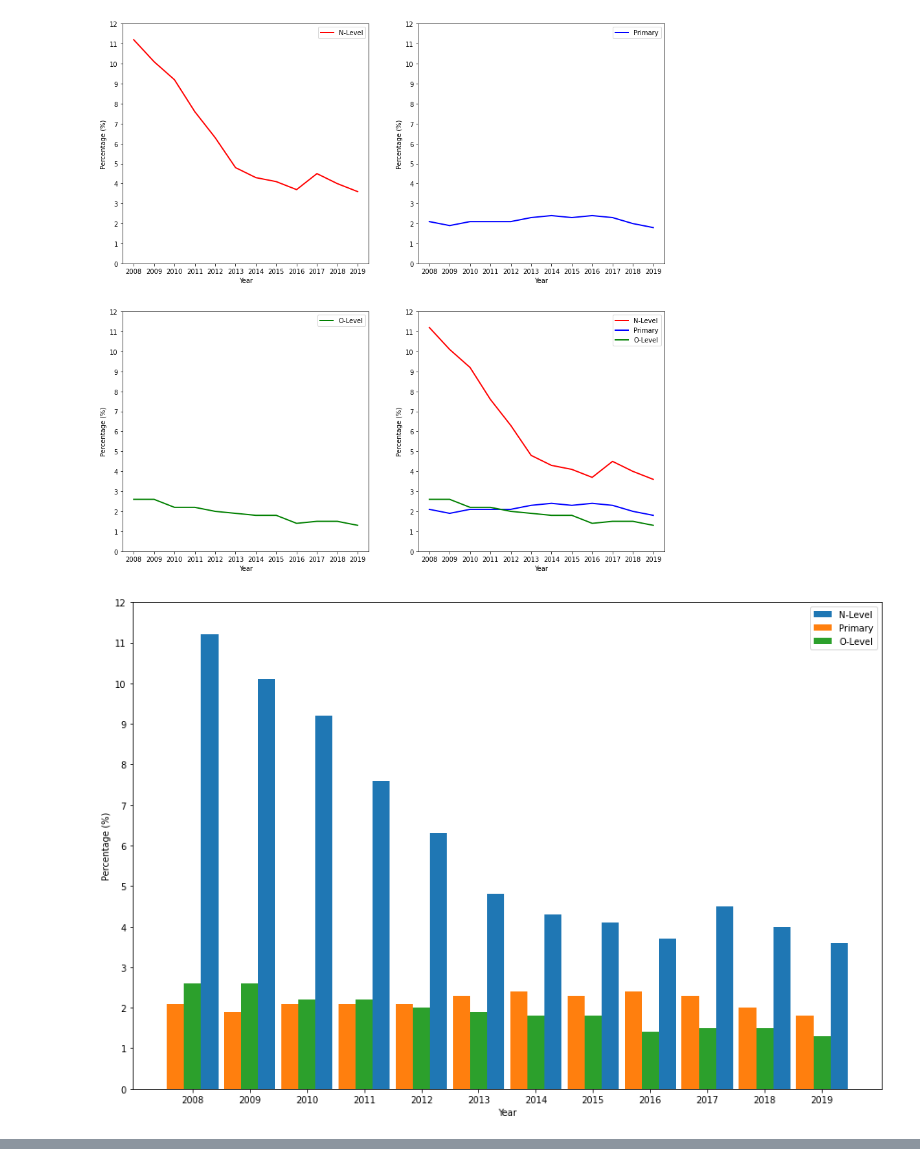
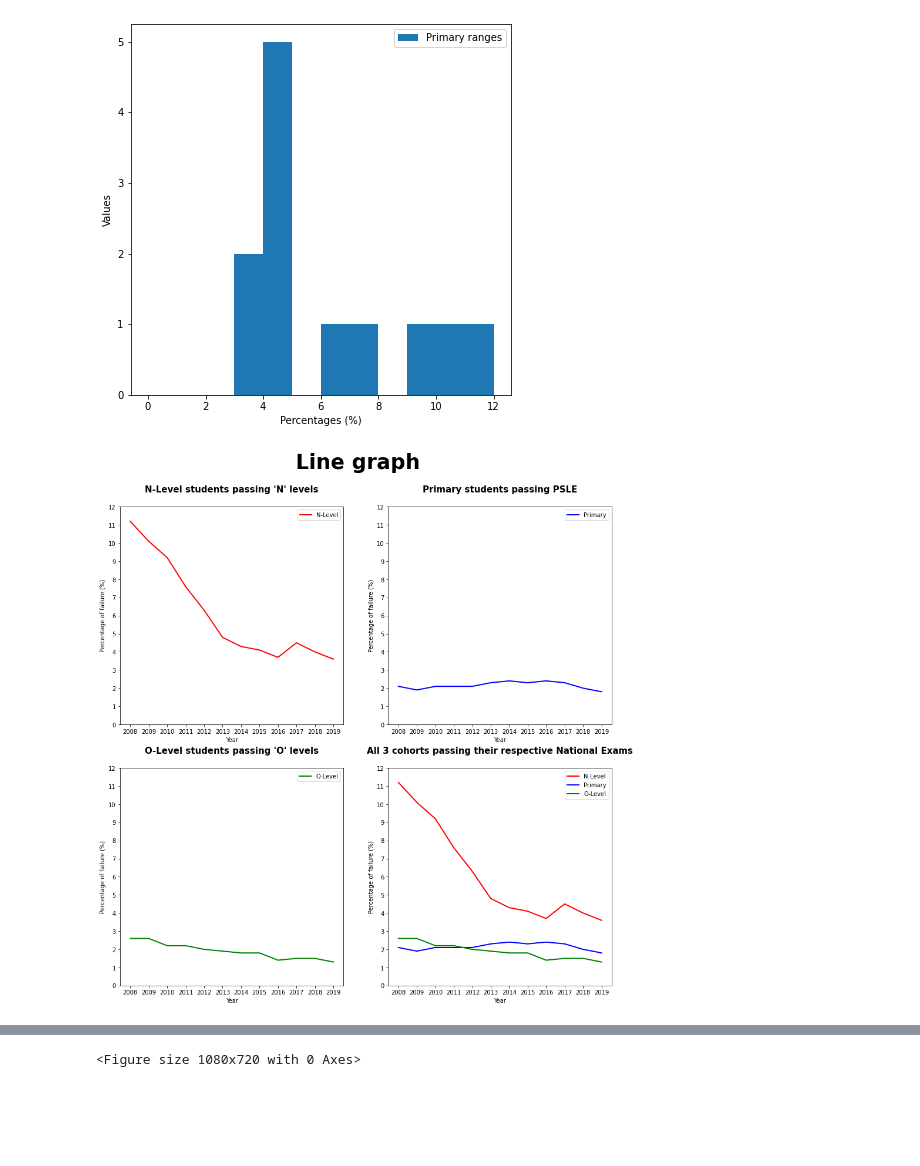
Before and after one commit to raracraz/DataScience-AY2022-2023, a Jupyter notebook: Ca1.ipynb, the cells around one changed output, grey strips where cells are left out. Cells and saved outputs as stored; diff of their text form; code cells hidden in the pictures; blank space fills up the shorter version.

```diff
--- a/Ca1.ipynb
+++ b/Ca1.ipynb
@@ -1,6 +10,4 @@
 # %%
-# shows the trend of students successfully moving on to higher education increasing each year from 2008 to 2020
-
 import numpy as np
 import matplotlib.pyplot as plt
 
@@ -41,17 +48,24 @@ print(overall_o_level_that_progress_to_post_secondary)
 print(overall_n_level_that_progress_to_post_secondary)
 
 # plot a histogram showing n-level students that progressed to post-secondary
-
+plt.figure(figsize=(15, 15))
+plt.subplot(2, 2, 1)
+plt.hist(overall_n_level_that_progress_to_post_secondary[1], bins=np.arange(0, 13, 1), label="Primary ranges")
+plt.xlabel("Percentages (%)")
+plt.ylabel("Values")
+plt.legend(loc="upper right")
 
 # plot a line graph data
 
 plt.figure(figsize=(15, 15))
+plt.suptitle("Line graph", fontsize=35, fontweight="bold", y=0.965)
 plt.subplot(2, 2, 1)
 plt.plot(overall_n_level_that_progress_to_post_secondary[0], overall_n_level_that_progress_to_post_secondary[1], label="N-Level", linewidth=2, color="red")
 plt.yticks(np.arange(0, 13, 1))
 plt.xticks(np.arange(overall_n_level_that_progress_to_post_secondary[0][0], overall_n_level_that_progress_to_post_secondary[0][-1]+1, 1))
 plt.xlabel("Year")
-plt.ylabel("Percentage (%)")
+plt.ylabel("Percentage of failure (%)")
+plt.title("N-Level students passing 'N' levels", fontsize=15, fontweight="bold", y=1.05)
 plt.legend(loc="upper right")
 
 plt.subplot(2, 2, 2)
@@ -59,7 +73,8 @@ plt.plot(overall_primary_that_progress_to_secondary[0], overall_primary_that_pro
 plt.yticks(np.arange(0, 13, 1))
 plt.xticks(np.arange(overall_primary_that_progress_to_secondary[0][0], overall_primary_that_progress_to_secondary[0][-1]+1, 1))
 plt.xlabel("Year")
-plt.ylabel("Percentage (%)")
+plt.ylabel("Percentage of failure (%)")
+plt.title("Primary students passing PSLE", fontsize=15, fontweight="bold", y=1.05)
 plt.legend(loc="upper right")
 
 plt.subplot(2, 2, 3)
@@ -67,7 +82,8 @@ plt.plot(overall_o_level_that_progress_to_post_secondary[0], overall_o_level_tha
 plt.yticks(np.arange(0, 13, 1))
 plt.xticks(np.arange(overall_o_level_that_progress_to_post_secondary[0][0], overall_o_level_that_progress_to_post_secondary[0][-1]+1, 1))
 plt.xlabel("Year")
-plt.ylabel("Percentage (%)")
+plt.ylabel("Percentage of failure (%)")
+plt.title("O-Level students passing 'O' levels", fontsize=15, fontweight="bold", y=1.05)
 plt.legend(loc="upper right")
 
 plt.subplot(2, 2, 4)
@@ -77,17 +93,19 @@ plt.plot(overall_o_level_that_progress_to_post_secondary[0], overall_o_level_tha
 plt.yticks(np.arange(0, 13, 1))
 plt.xticks(np.arange(overall_n_level_that_progress_to_post_secondary[0][0], overall_n_level_that_progress_to_post_secondary[0][-1]+1, 1))
 plt.xlabel("Year")
-plt.ylabel("Percentage (%)")
+plt.ylabel("Percentage of failure (%)")
+plt.title("All 3 cohorts passing their respective National Exams", fontsize=15, fontweight="bold", y=1.05)
 plt.legend(loc="upper right")
 
 # plot a bar graph data of number of students that progressed to secondary school
 # plt.subplot(232)
 plt.figure(figsize=(15, 10))
+plt.suptitle("Bar graph", fontsize=35, fontweight="bold", y=0.934)
 ind = np.arange(12)
-width = 0.3
-p3 = plt.bar(ind + width + width, overall_n_level_that_progress_to_post_secondary[1], width, label="N-Level")
-p1 = plt.bar(ind, overall_primary_that_progress_to_secondary[1], width, label="Primary")
-p2 = plt.bar(ind + width, overall_o_level_that_progress_to_post_secondary[1], width, label="O-Level")
+width = 0.29
+plt.bar(ind + width + width, overall_n_level_that_progress_to_post_secondary[1], width, label="N-Level", edgecolor="black")
+plt.bar(ind, overall_primary_that_progress_to_secondary[1], width, label="Primary", edgecolor="black")
+plt.bar(ind + width, overall_o_level_that_progress_to_post_secondary[1], width, label="O-Level", edgecolor="black")
 plt.yticks(np.arange(0, 13, 1))
 plt.xticks(ind + width, overall_primary_that_progress_to_secondary[0])
 plt.ylabel("Percentage (%)")
@@ -97,43 +115,34 @@ plt.show()
 
 # plot a scattergraph with x-axis as the years and y-axis as the percentage
 # plt.subplot(233)
 plt.figure(figsize=(15, 10))
+plt.suptitle("Scatter graph", fontsize=35, fontweight="bold", y=0.934)
 plt.scatter(overall_primary_that_progress_to_secondary[0], overall_primary_that_progress_to_secondary[1], label="Primary")
 plt.scatter(overall_o_level_that_progress_to_post_secondary[0], overall_o_level_that_progress_to_post_secondary[1], label="O-Level")
 plt.scatter(overall_n_level_that_progress_to_post_secondary[0], overall_n_level_that_progress_to_post_secondary[1], label="N-Level")
 plt.yticks(np.arange(0, 13, 1))
 plt.xticks(np.arange(overall_o_level_that_progress_to_post_secondary[0][0], overall_o_level_that_progress_to_post_secondary[0][-1]+1, 1))
 plt.xlabel("Year")
 plt.ylabel("Percentage (%)")
 plt.legend(loc="upper right")
 plt.show()
 
 # plot a box plot with x-axis as the years and y-axis as the percentage
 # plt.subplot(234)
 plt.figure(figsize=(6.5, 15))
+plt.suptitle("Box plot", fontsize=35, fontweight="bold", y=0.925)
 plt.boxplot([overall_primary_that_progress_to_secondary[1], overall_o_level_that_progress_to_post_secondary[1], overall_n_level_that_progress_to_post_secondary[1]])
 plt.xticks([1, 2, 3], ["Primary", "O-Level", "N-Level"])
 plt.yticks(np.arange(0, 13, 1))
 plt.xlabel("Education Level")
 plt.ylabel("Percentage (%)")
 plt.show()
 
-# plot a histogram with x-axis as primary and y-axis as percentage
-# plt.subplot(235)
-plt.figure(figsize=(15, 10))
-plt.hist(overall_n_level_that_progress_to_post_secondary[1], bins=np.arange(0, 13, 1), label="Primary ranges")
-plt.xlabel("Percentages (%)")
-plt.ylabel("Values")
-plt.legend(loc="upper right")
-plt.show()
-
-
 # things to improve
 # > lines
-# > change float to int for Years
 # %% [output]
 [[2008, 2009, 2010, 2011, 2012, 2013, 2014, 2015, 2016, 2017, 2018, 2019], [2.0999999999999943, 1.9000000000000057, 2.0999999999999943, 2.0999999999999943, 2.0999999999999943, 2.299999999999997, 2.400 ...
 [[2008, 2009, 2010, 2011, 2012, 2013, 2014, 2015, 2016, 2017, 2018, 2019], [2.5999999999999943, 2.5999999999999943, 2.200000000000003, 2.200000000000003, 2.0, 1.9000000000000057, 1.7999999999999972, 1 ...
 [[2008, 2009, 2010, 2011, 2012, 2013, 2014, 2015, 2016, 2017, 2018, 2019], [11.200000000000003, 10.099999999999994, 9.200000000000003, 7.599999999999994, 6.299999999999997, 4.799999999999997, 4.299999 ...
-[figure, old version]
+[figure, new version]
-[figure, old version]
+[figure, new version]
@@ -142,0 +152 @@ plt.show()
+<Figure size 1080x720 with 0 Axes>
```
Also changed, not shown: parts of 3 cells of this notebook.
